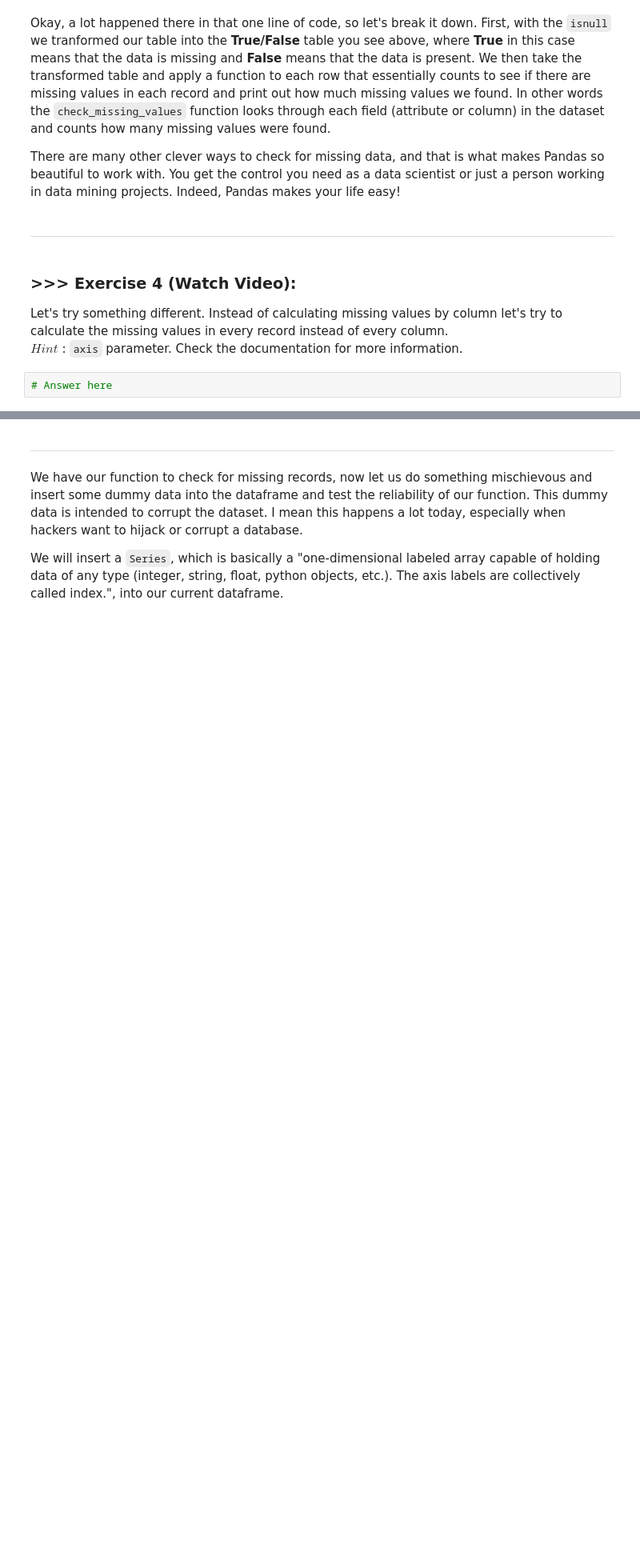
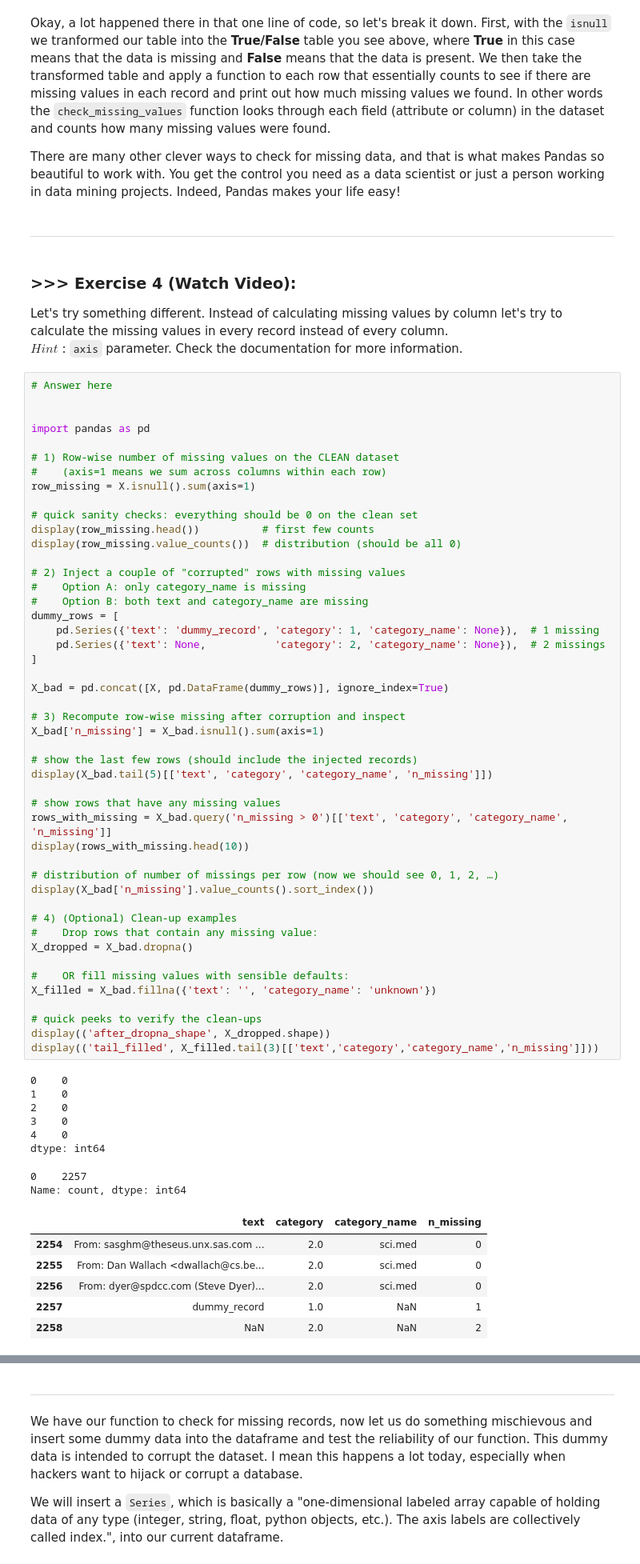
Before and after one commit to brandonlin991118/DM2025-Lab1-Exercise, a Jupyter notebook: DM2025-Lab1-Master.ipynb, the cells around one changed output, grey strips where cells are left out. Shown at 80% size. Cells and saved outputs as stored; diff of their text form; blank space fills up the shorter version.

Commit message:
Ex4: row-wise missing-values solution (inject & clean examples)

```diff
--- a/DM2025-Lab1-Master.ipynb
+++ b/DM2025-Lab1-Master.ipynb
@@ -558,5 +558,65 @@ There are many other clever ways to check for missing data, and that is what mak
 ### >>> **Exercise 4 (Watch Video):**
 Let's try something different. Instead of calculating missing values by column let's try to calculate the missing values in every record instead of every column.
 $Hint$ : `axis` parameter. Check the documentation for more information.
-# %%
-# Answer here
+# %%
+# Answer here
+
+
+import pandas as pd
+
+# 1) Row-wise number of missing values on the CLEAN dataset
+#    (axis=1 means we sum across columns within each row)
+row_missing = X.isnull().sum(axis=1)
+
+# quick sanity checks: everything should be 0 on the clean set
+display(row_missing.head())          # first few counts
+display(row_missing.value_counts())  # distribution (should be all 0)
+
+# 2) Inject a couple of "corrupted" rows with missing values
+#    Option A: only category_name is missing
+#    Option B: both text and category_name are missing
+dummy_rows = [
+    pd.Series({'text': 'dummy_record', 'category': 1, 'category_name': None}),  # 1 missing
+    pd.Series({'text': None,           'category': 2, 'category_name': None}),  # 2 missings
+]
+
+X_bad = pd.concat([X, pd.DataFrame(dummy_rows)], ignore_index=True)
+
+# 3) Recompute row-wise missing after corruption and inspect
+X_bad['n_missing'] = X_bad.isnull().sum(axis=1)
+
+# show the last few rows (should include the injected records)
+display(X_bad.tail(5)[['text', 'category', 'category_name', 'n_missing']])
+
+# show rows that have any missing values
+rows_with_missing = X_bad.query('n_missing > 0')[['text', 'category', 'category_name', 'n_missing']]
+display(rows_with_missing.head(10))
+
+# distribution of number of missings per row (now we should see 0, 1, 2, …)
+display(X_bad['n_missing'].value_counts().sort_index())
+
+# 4) (Optional) Clean-up examples
+#    Drop rows that contain any missing value:
+X_dropped = X_bad.dropna()
+
+#    OR fill missing values with sensible defaults:
+X_filled = X_bad.fillna({'text': '', 'category_name': 'unknown'})
+
+# quick peeks to verify the clean-ups
+display(('after_dropna_shape', X_dropped.shape))
+display(('tail_filled', X_filled.tail(3)[['text','category','category_name','n_missing']]))
+# %% [output]
+0    0
+1    0
+2    0
+3    0
+4    0
+dtype: int64
+0    2257
+Name: count, dtype: int64
+|  | text | category | category_name | n_missing |
+| 2254 | From: sasghm@theseus.unx.sas.com ... | 2.0 | sci.med | 0 |
+| 2255 | From: Dan Wallach <dwallach@cs.be... | 2.0 | sci.med | 0 |
+| 2256 | From: dyer@spdcc.com (Steve Dyer)... | 2.0 | sci.med | 0 |
+| 2257 | dummy_record | 1.0 | NaN | 1 |
+| 2258 | NaN | 2.0 | NaN | 2 |
```
Also changed, not shown: parts of 3 cells of this notebook.
